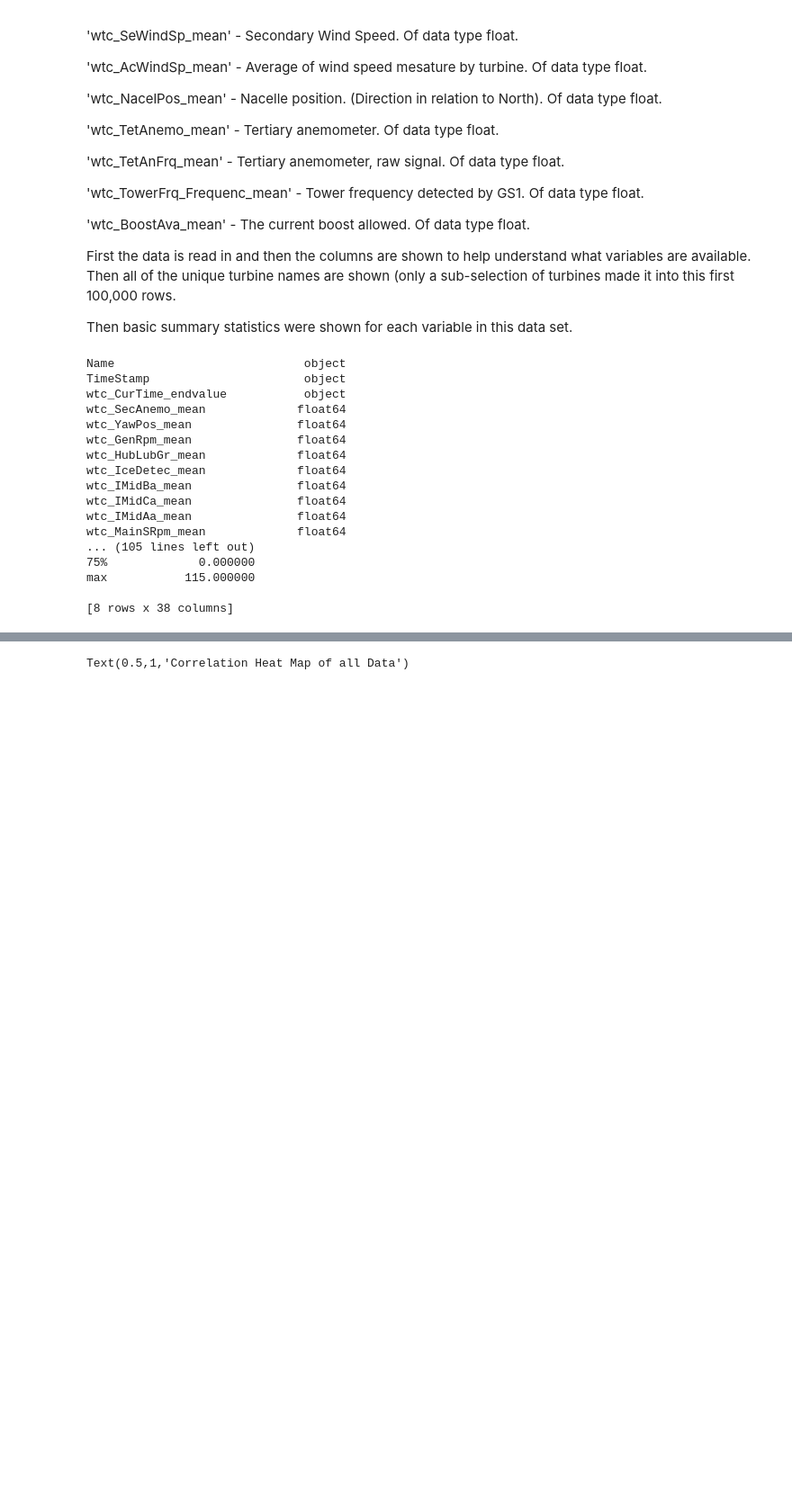
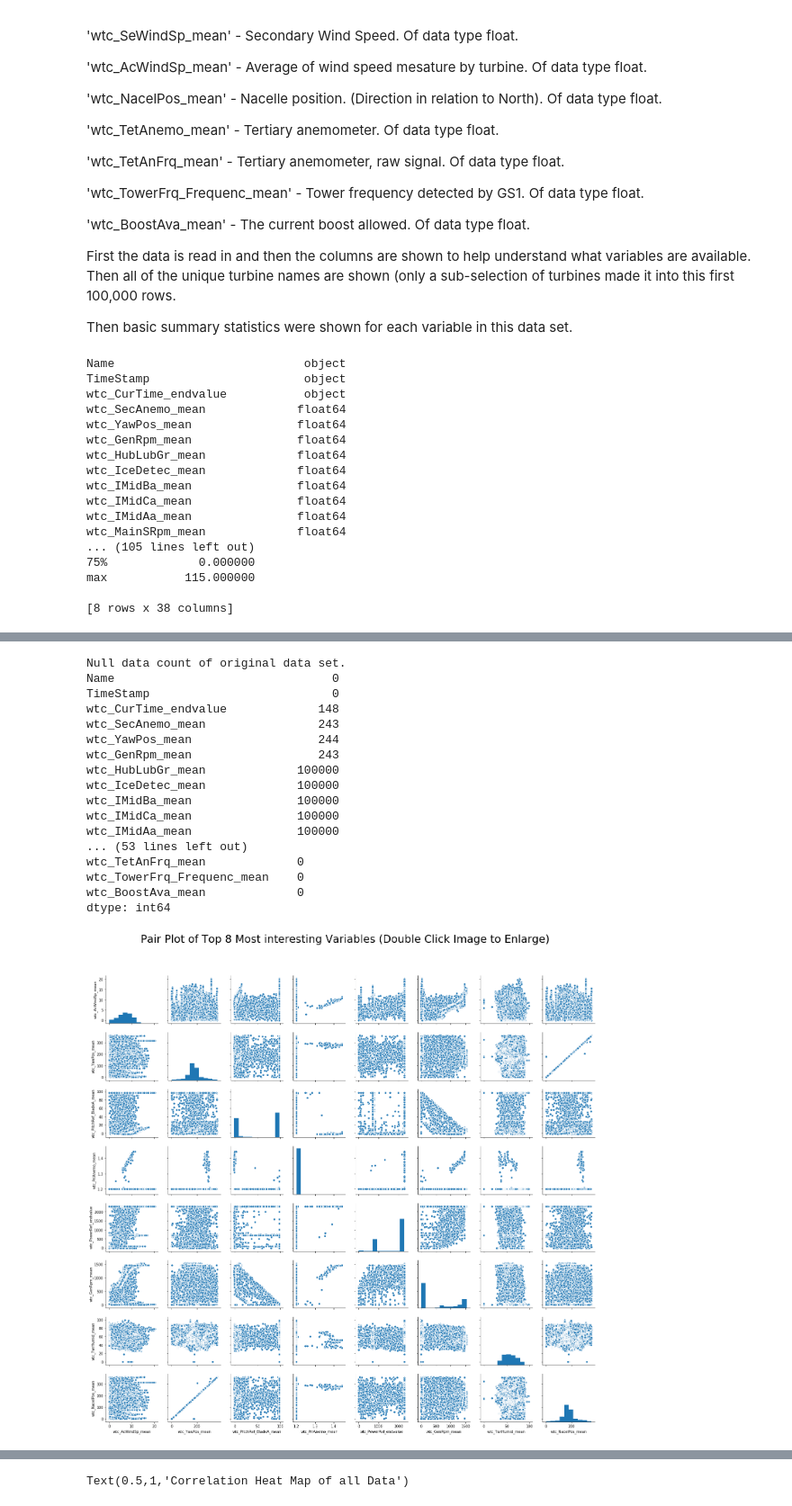
Before and after one commit to CaseyRMartinez/DataMiningProject1, a Jupyter notebook: Proj1_plots_KHT_Cleaned.ipynb, the cells around one changed output, grey strips where cells are left out. Shown at 90% size. Cells and saved outputs as stored; diff of their text form; code cells hidden in the pictures; blank space fills up the shorter version.

Commit message:
Called out the areas that the prof is looking for. Added visuals. It looks much better,

```diff
--- a/Proj1_plots_KHT_Cleaned.ipynb
+++ b/Proj1_plots_KHT_Cleaned.ipynb
@@ -408,0 +406,53 @@ plt.grid(True)
+# %%
+print("Null data count of original data set.")
+print(df_main2.isnull().sum())
+print("\n")
+
+#drop object columns
+df_cleaned = df_main2.dropna(thresh=300, axis=1)
+df_cleaned = df_cleaned.drop(columns="Name")
+df_cleaned = df_cleaned.drop(columns="TimeStamp")
+df_cleaned = df_cleaned.drop(columns="wtc_CurTime_endvalue")
+df_colnames = df_cleaned.columns #save the column names
+
+#fillin in missing values
+filler = Imputer(missing_values='NaN', strategy='mean')
+filler.fit(df_cleaned)
+df_cleaned = filler.transform(df_cleaned)
+
+#transform back into a dataframe
+df_cleaned = pd.DataFrame(df_cleaned)
+df_cleaned.columns = df_colnames # reapply the column names
+# print(type(df_cleaned))
+
+print("Null data count after variable transormation")
+print(df_cleaned.isnull().sum())
+
+#plot the data
+#select which data we want to plot
+myvals = ["wtc_AcWindSp_mean" , "wtc_YawPos_mean", "wtc_PitchRef_BladeA_mean",
+          "wtc_PriAnemo_mean", "wtc_PowerRef_endvalue", "wtc_GenRpm_mean", "wtc_TwrHumid_mean",
+         "wtc_NacelPos_mean"]
+sbn.pairplot(df_cleaned[myvals]) #only plot float values
+plt.subplots_adjust(top = 0.9)
+plt.suptitle("Pair Plot of Top 8 Most interesting Variables (Double Click Image to Enlarge)", fontsize=30)
+plt.show()
+# %% [output]
+Null data count of original data set.
+Name                               0
+TimeStamp                          0
+wtc_CurTime_endvalue             148
+wtc_SecAnemo_mean                243
+wtc_YawPos_mean                  244
+wtc_GenRpm_mean                  243
+wtc_HubLubGr_mean             100000
+wtc_IceDetec_mean             100000
+wtc_IMidBa_mean               100000
+wtc_IMidCa_mean               100000
+wtc_IMidAa_mean               100000
+... (53 lines left out)
+wtc_TetAnFrq_mean             0
+wtc_TowerFrq_Frequenc_mean    0
+wtc_BoostAva_mean             0
+dtype: int64
+[figure, added]
```
Also changed, not shown: parts of 10 cells of this notebook.
